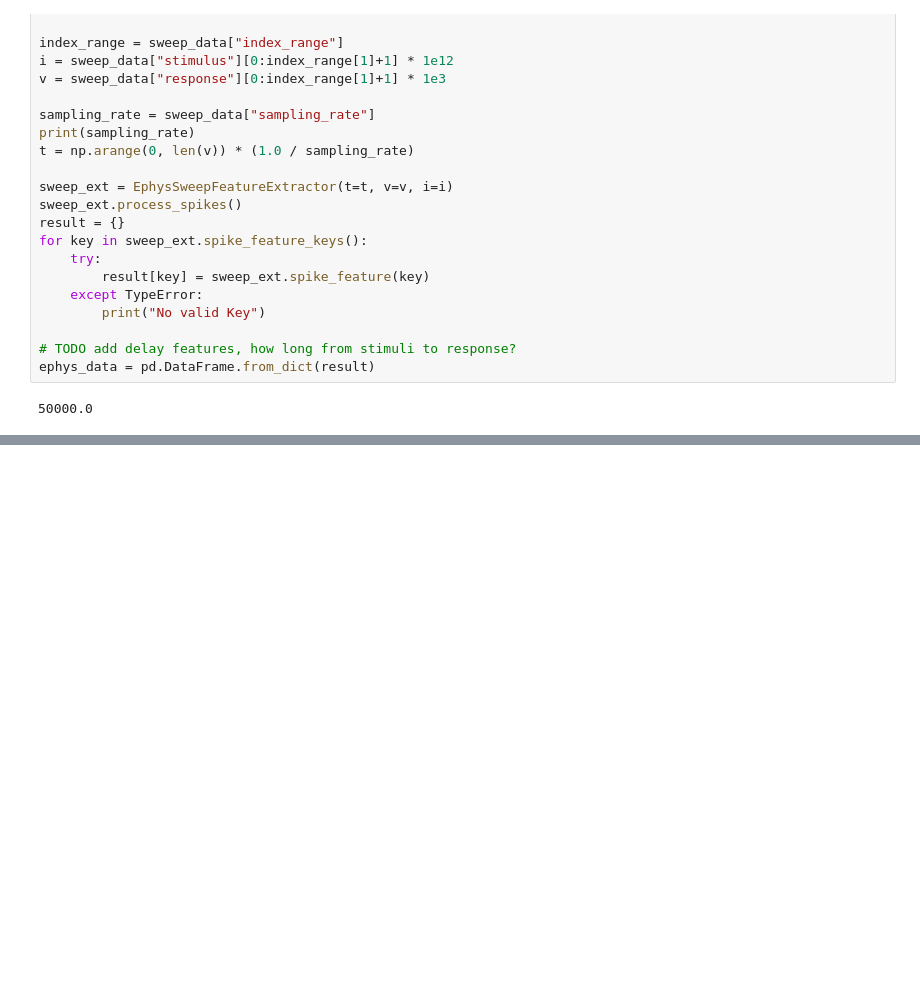
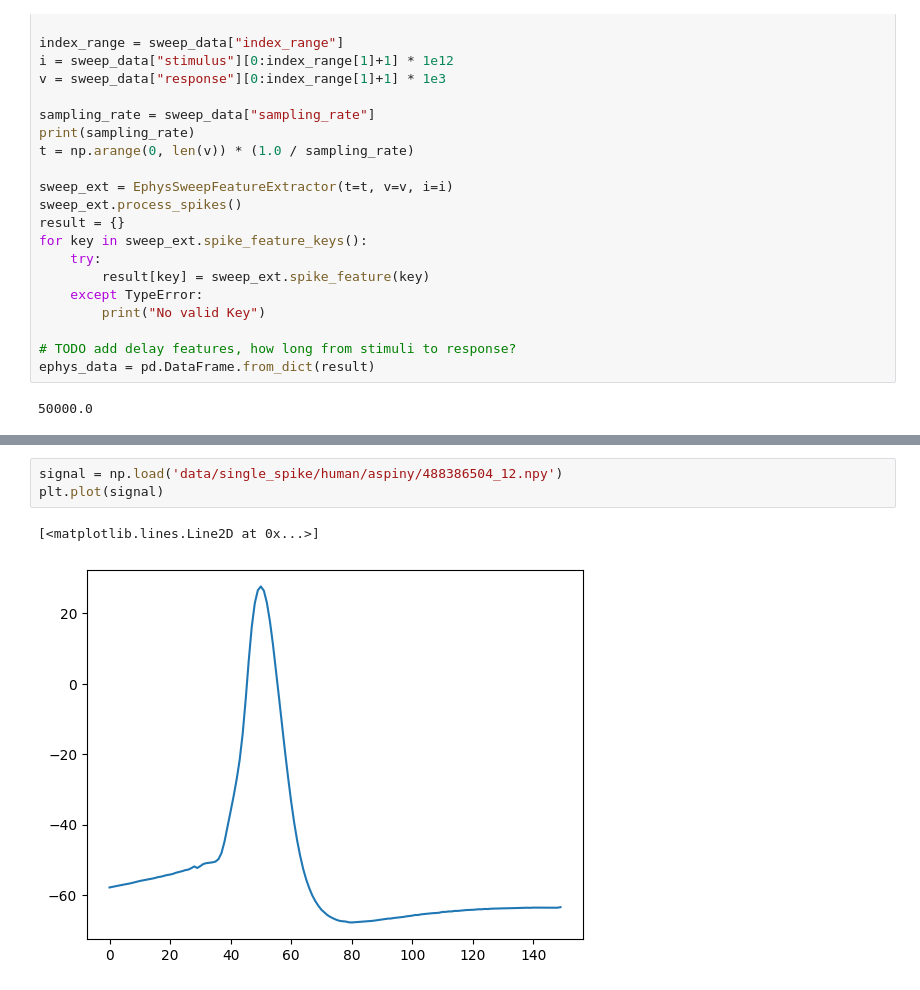
Before and after one commit to ofek181/Neuronal-Cell-Type-Classification, a Jupyter notebook: temp_fourier.ipynb, the cells around one changed output, grey strips where cells are left out. Drawn from its saved outputs; the diff is of its cells as text; blank space fills up the shorter version.

Commit message:
numpy load and save for fft file

```diff
--- a/temp_fourier.ipynb
+++ b/temp_fourier.ipynb
@@ -136,0 +137,6 @@ Text(0.5, 0, 'Frequency')
+# %%
+signal = np.load('data/single_spike/human/aspiny/488386504_12.npy')
+plt.plot(signal)
+# %% [output]
+[<matplotlib.lines.Line2D at 0x...>]
+[figure, added]
```
Also changed, not shown: parts of 7 cells of this notebook.
